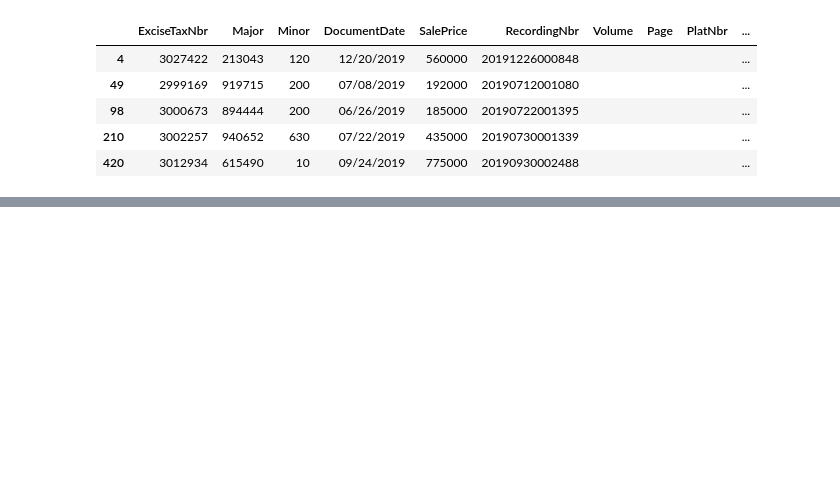
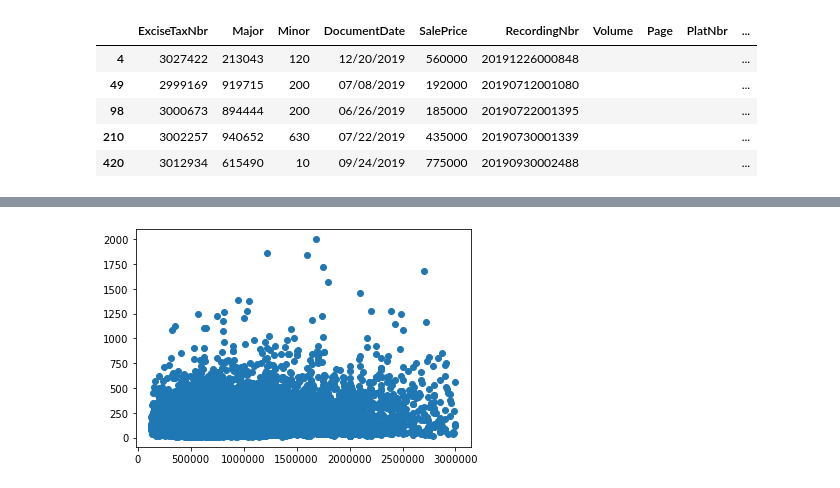
Before and after one commit to Jaccomando/phase_2_project_chicago-sf-seattle-ds-082420, a Jupyter notebook: exploratory/josh_and_reuban_eda.ipynb, the cells around one changed output, grey strips where cells are left out. Drawn from its saved outputs; the diff is of its cells as text; code cells hidden in the pictures; blank space fills up the shorter version.

```diff
--- a/exploratory/josh_and_reuban_eda.ipynb
+++ b/exploratory/josh_and_reuban_eda.ipynb
@@ -43,0 +63,6 @@ combo.head()
+# %%
+# Made SqFtPorch scatterplot to find linear correlation
+porch = combo.loc[combo['SqFtPorch'] > 0, :]
+plt.scatter(porch['SalePrice'], porch['SqFtPorch']);
+# %% [output]
+[figure, added]
```
Also changed, not shown: parts of 15 cells of this notebook, 1 other file.
